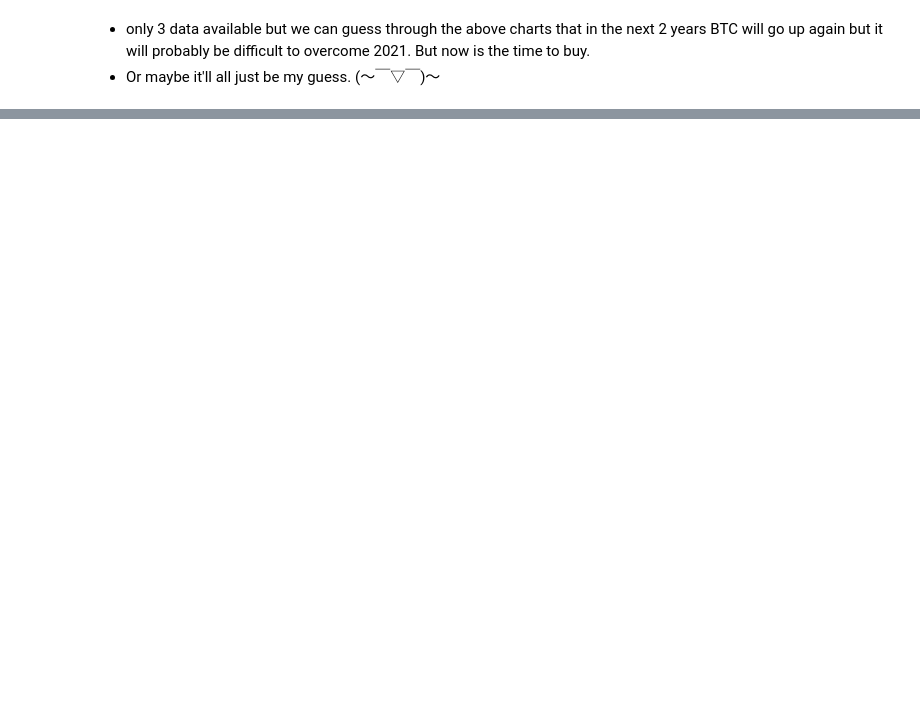
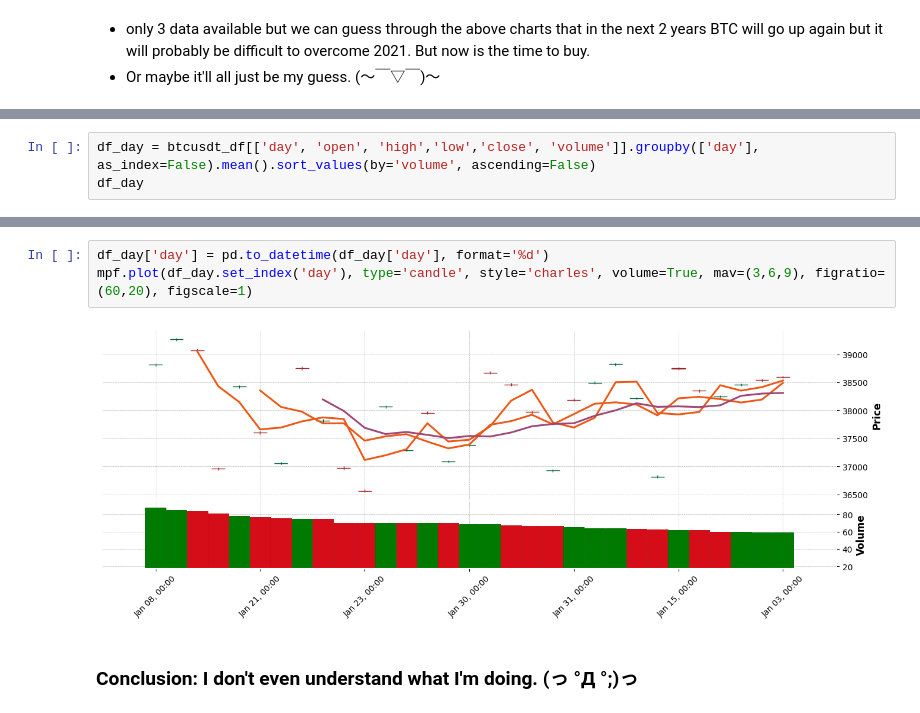
Before and after one commit to An-Tran-2001/Use-Your-Brain-To-Gamble, a Jupyter notebook: Data_normalization.ipynb, the cells around one changed output, grey strips where cells are left out. Drawn from its saved outputs; the diff is of its cells as text; blank space fills up the shorter version.

```diff
--- a/Data_normalization.ipynb
+++ b/Data_normalization.ipynb
@@ -666,0 +720,3 @@ btcusdt_df.head()
+# %%
+df_day = btcusdt_df[['day', 'open', 'high','low','close', 'volume']].groupby(['day'], as_index=False).mean().sort_values(by='volume', ascending=False)
+df_day
@@ -666,0 +741,7 @@ btcusdt_df.head()
+# %%
+df_day['day'] = pd.to_datetime(df_day['day'], format='%d')
+mpf.plot(df_day.set_index('day'), type='candle', style='charles', volume=True, mav=(3,6,9), figratio=(60,20), figscale=1)
+# %% [output]
+[figure, added]
+# %% [markdown]
+### **Conclusion: I don't even understand what I'm doing.   (っ °Д °;)っ**
```
Also changed, not shown: parts of 22 cells of this notebook.
